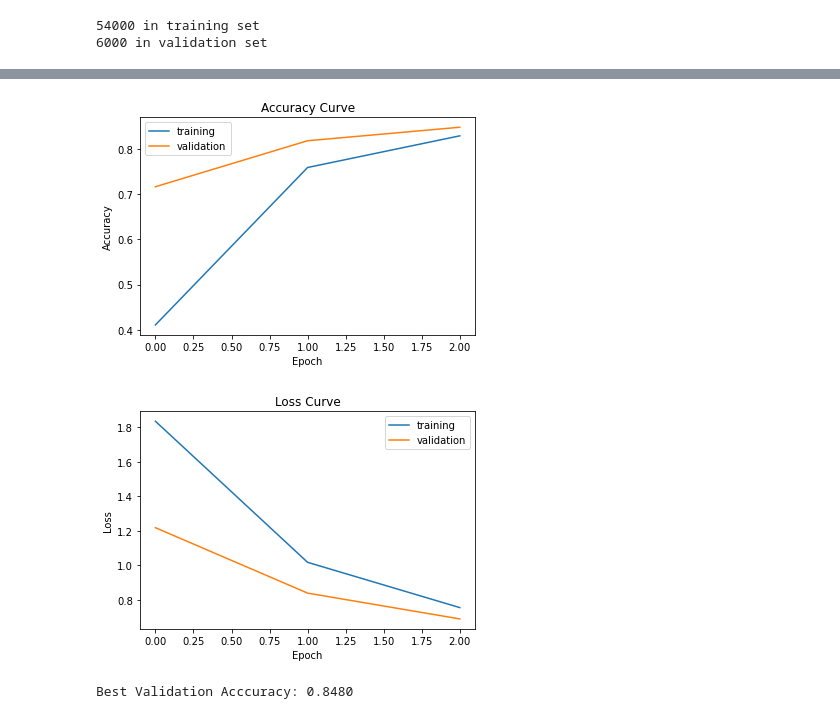
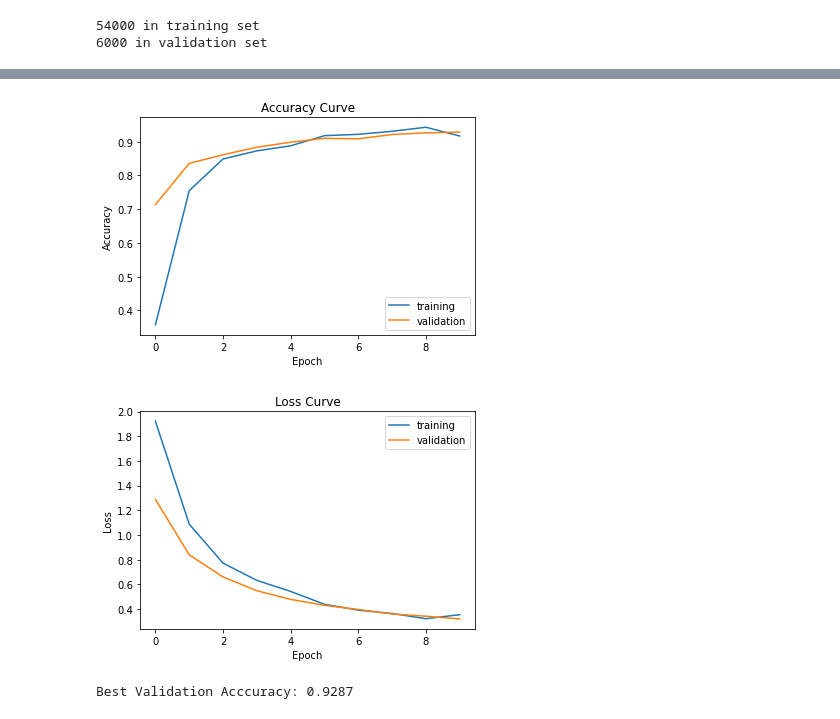
Before and after one commit to kcdragon/omscs-dl-final-project, a Jupyter notebook: mnist_training.ipynb, the cells around one changed output, grey strips where cells are left out. Saved outputs shown, nothing was run; the diff lists cells and outputs as text; code cells hidden in the pictures.

```diff
--- a/mnist_training.ipynb
+++ b/mnist_training.ipynb
@@ -38,7 +57,7 @@ learning_rate = 1e-3
 momentum = 5e-1
 weight_decay = 5e-2
 batch_size = 128
-epochs = 3
+epochs = 10
 
 sampler = torch.utils.data.RandomSampler(training_split, replacement=True, num_samples=1000)
 training_loader = torch.utils.data.DataLoader(training_split, batch_size=batch_size, sampler=sampler)
@@ -103,5 +136,5 @@ Epoch 2 | Training accuracy: 0.8289999961853027% | Validation accuracy: 0.847999
-[figure, old version]
+[figure, new version]
-[figure, old version]
+[figure, new version]
-Best Validation Acccuracy: 0.8480
+Best Validation Acccuracy: 0.9287
 # %%
 torch.save(best_model.state_dict(), f"{DIR}/checkpoints/mnist-vgg.pth")
```
Also changed, not shown: parts of 2 cells of this notebook, 5 other files.
